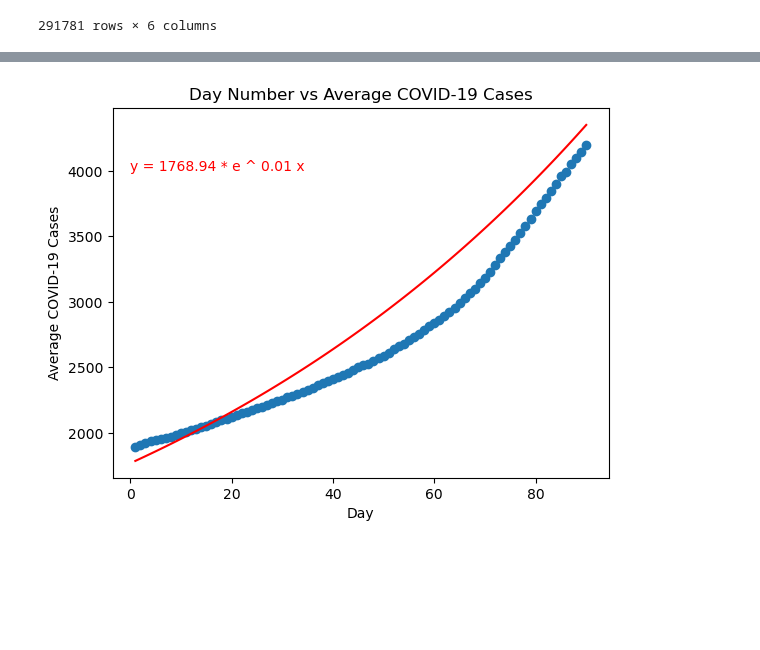
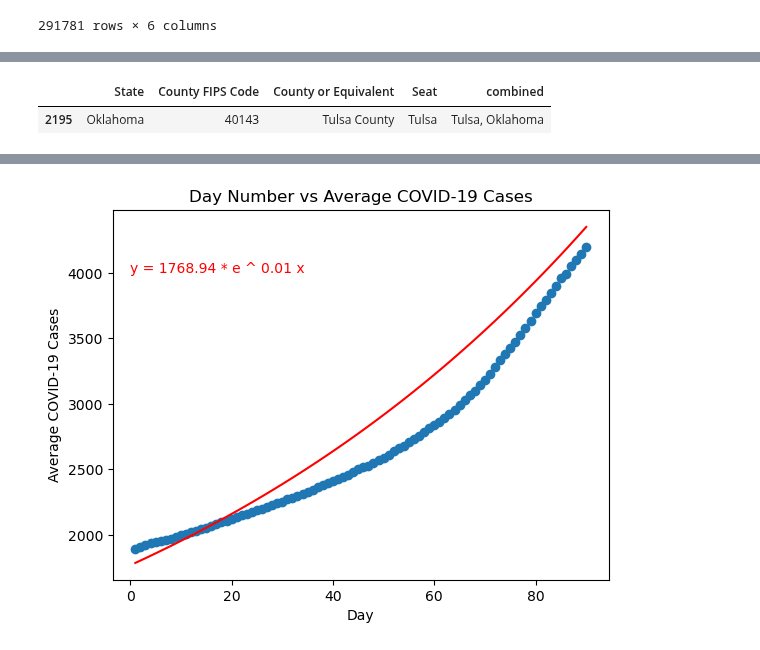
Before and after one commit to ryankracaw/project-one, a Jupyter notebook: fall.ipynb, the cells around one changed output, grey strips where cells are left out. Cells and saved outputs as stored; diff of their text form; code cells hidden in the pictures; blank space fills up the shorter version.

```diff
--- a/fall.ipynb
+++ b/fall.ipynb
@@ -66,0 +83,9 @@ fall_covid_df
+# %%
+# Select 500 random cities from the county dataframe
+random_cities_df = county_df.sample()
+
+# Show new dataframe
+random_cities_df.head()
+# %% [output]
+|  | State | County FIPS Code | County or Equivalent | Seat | combined |
+| 2195 | Oklahoma | 40143 | Tulsa County | Tulsa | Tulsa, Oklahoma |
```
Also changed, not shown: parts of 15 cells of this notebook, 2 other files.
